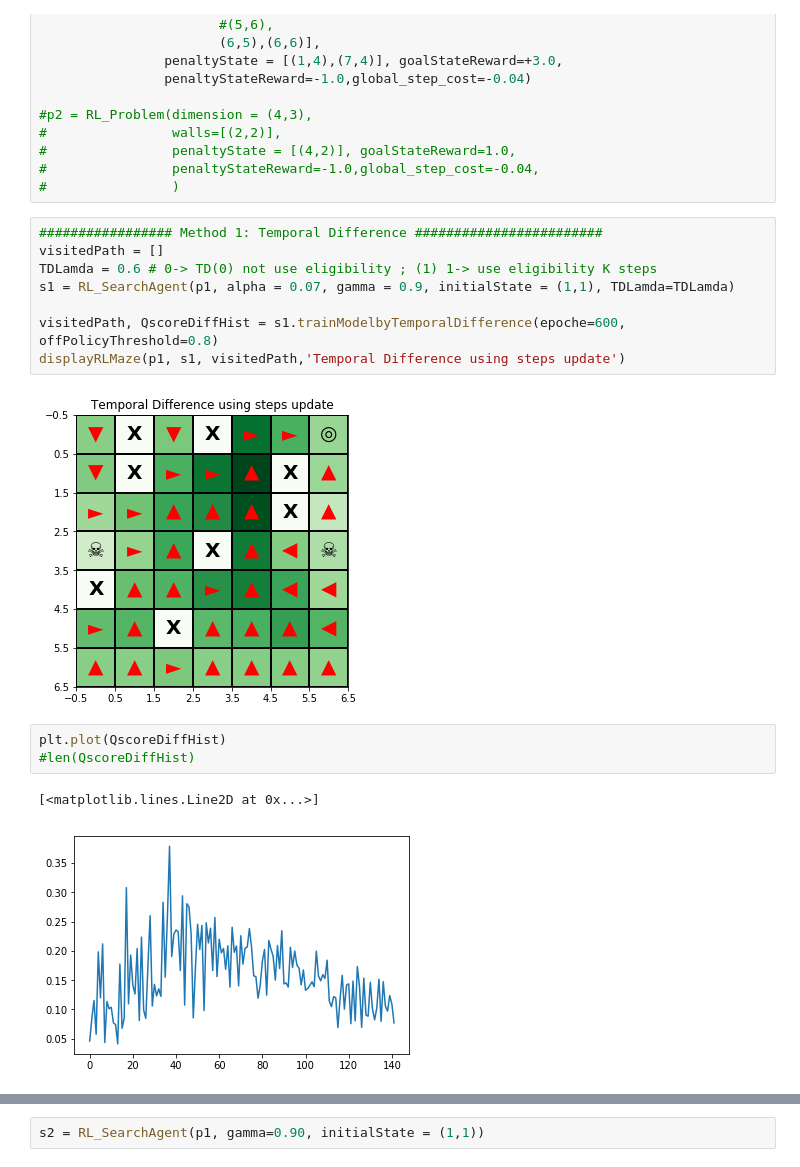
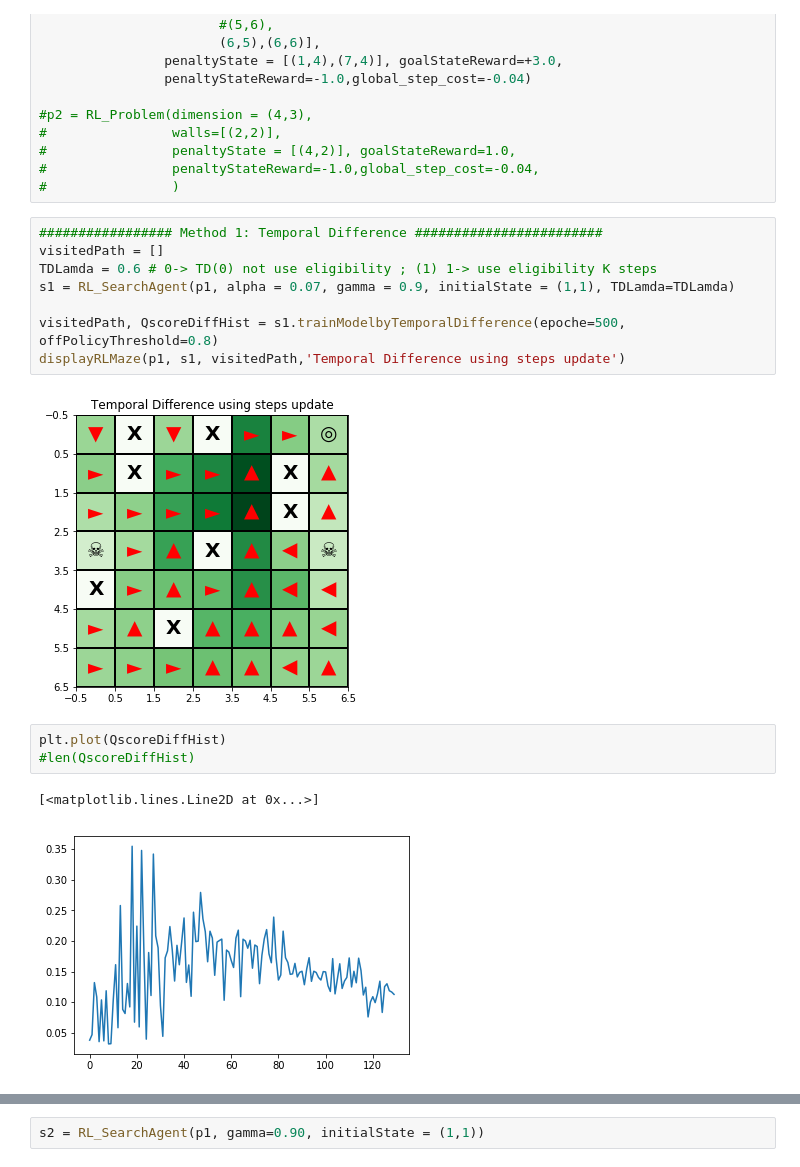
Before and after one commit to chihoxtra/reinforcement_learning, a Jupyter notebook: [PlayAround][Reinforcement Learning].ipynb, the cells around one changed output, grey strips where cells are left out. Saved outputs shown, nothing was run; the diff lists cells and outputs as text.

```diff
--- a/[PlayAround][Reinforcement Learning].ipynb
+++ b/[PlayAround][Reinforcement Learning].ipynb
@@ -692,19 +692,19 @@ p1 = RL_Problem(dimension = (7,7),
 # %%
 ################# Method 1: Temporal Difference ########################
 visitedPath = []
 TDLamda = 0.6 # 0-> TD(0) not use eligibility ; (1) 1-> use eligibility K steps
 s1 = RL_SearchAgent(p1, alpha = 0.07, gamma = 0.9, initialState = (1,1), TDLamda=TDLamda)
 
-visitedPath, QscoreDiffHist = s1.trainModelbyTemporalDifference(epoche=600, offPolicyThreshold=0.8)
+visitedPath, QscoreDiffHist = s1.trainModelbyTemporalDifference(epoche=500, offPolicyThreshold=0.8)
 displayRLMaze(p1, s1, visitedPath,'Temporal Difference using steps update')
 # %% [output]
-[figure, old version]
+[figure, new version]
 # %%
 plt.plot(QscoreDiffHist)
 #len(QscoreDiffHist)
 # %% [output]
 [<matplotlib.lines.Line2D at 0x...>]
-[figure, old version]
+[figure, new version]
 # %%
 showSearchPolicy(p1, s1, title='Using Temperal Diff steps update')
 # %% [output]
```
Also changed, not shown: parts of 8 cells of this notebook.
